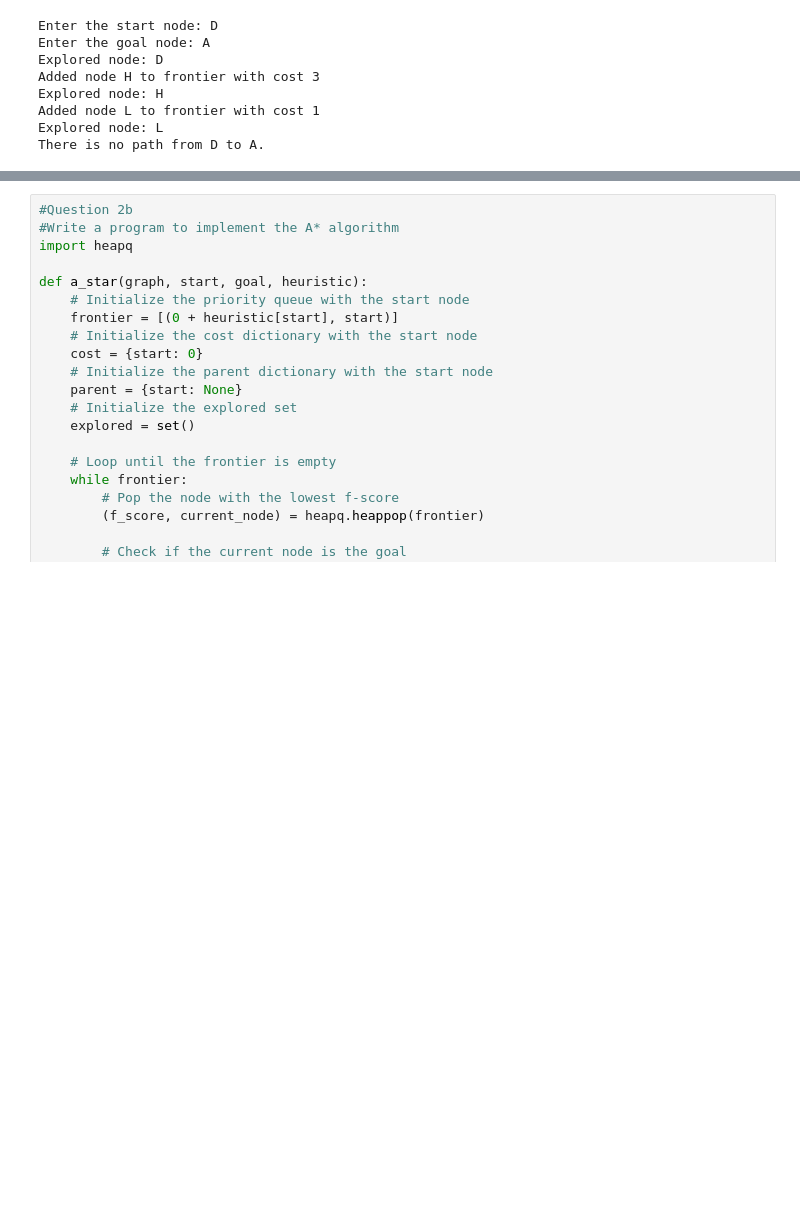
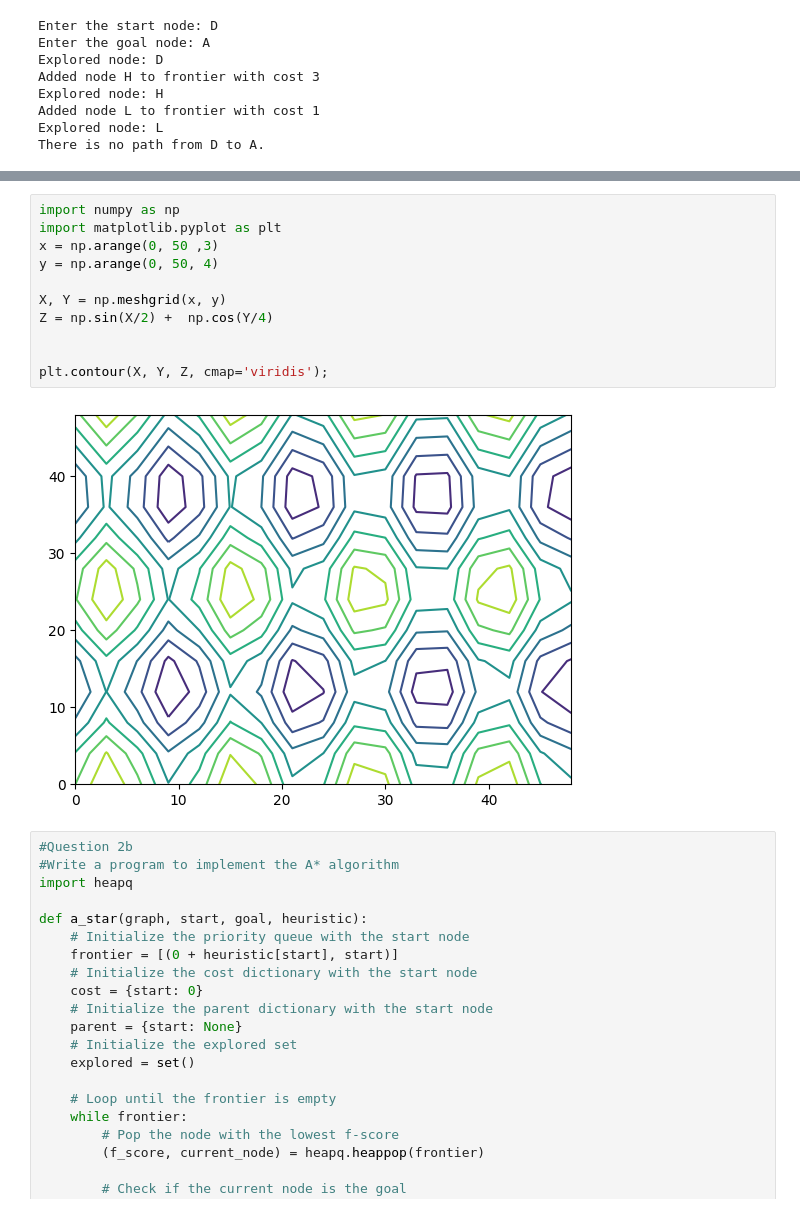
Before and after one commit to brahma-keerthi/ML-Laboratory, a Jupyter notebook: ML_Lab.ipynb, the cells around one changed output, grey strips where cells are left out. Cells and saved outputs as stored; diff of their text form; blank space fills up the shorter version.

Commit message:
Contour plot updated

```diff
--- a/ML_Lab.ipynb
+++ b/ML_Lab.ipynb
@@ -144,3 +100,16 @@ plt.show()
+# %%
+import numpy as np
+import matplotlib.pyplot as plt
+x = np.arange(0, 50 ,3)
+y = np.arange(0, 50, 4)
+
+X, Y = np.meshgrid(x, y)
+Z = np.sin(X/2) +  np.cos(Y/4)
+
+
+plt.contour(X, Y, Z, cmap='viridis');
+# %% [output]
+[figure, added]
 # %%
 #Question 2b
 #Write a program to implement the A* algorithm
```
Also changed, not shown: parts of 2 cells of this notebook.
